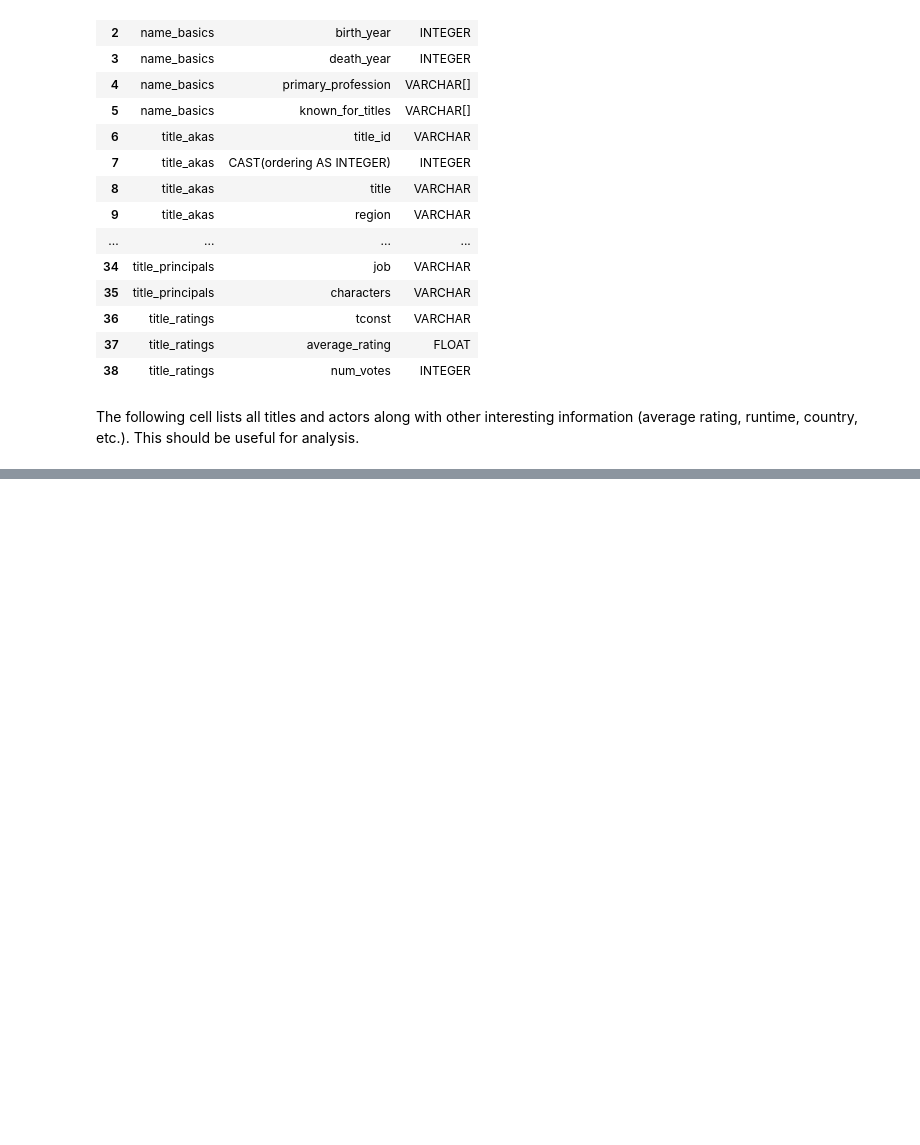
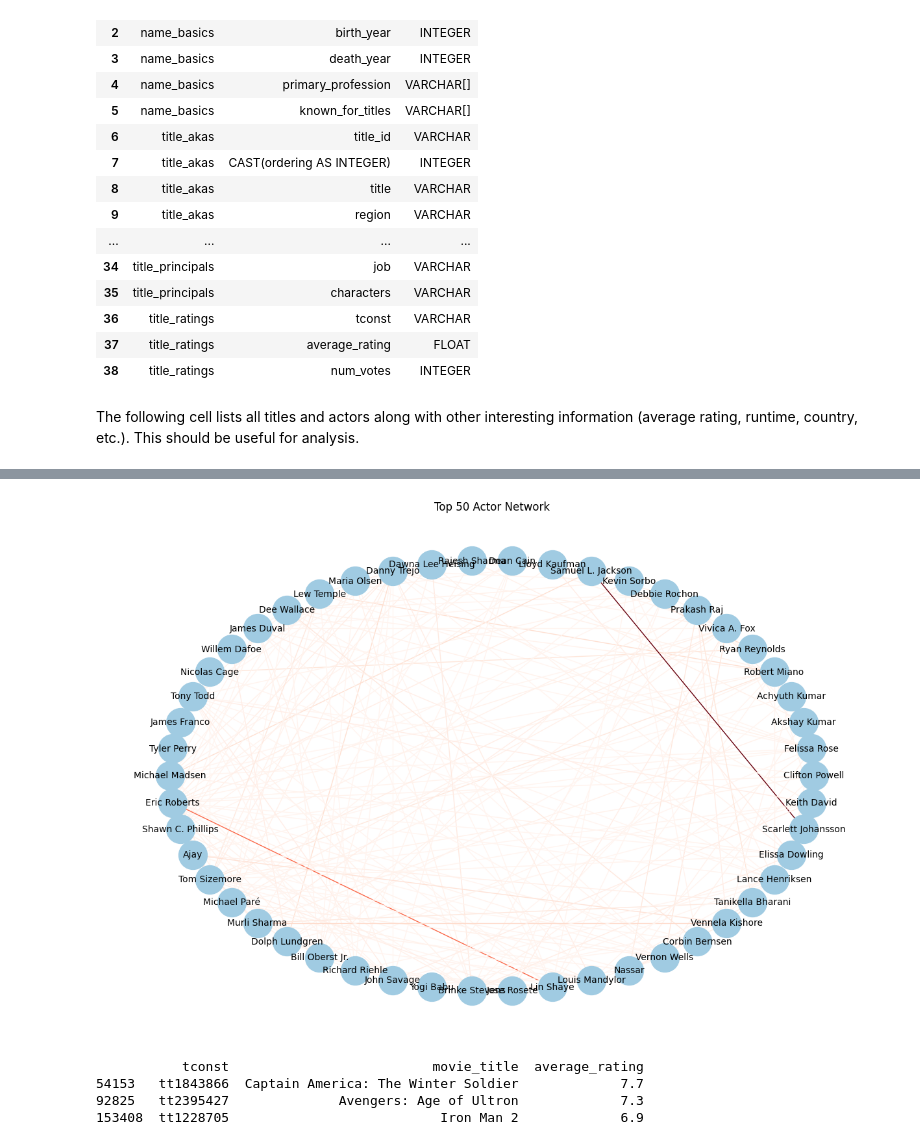
Before and after one commit to mrpae/imdb_network, a Jupyter notebook: analysis.ipynb, the cells around one changed output, grey strips where cells are left out. Drawn from its saved outputs; the diff is of its cells as text; code cells hidden in the pictures; blank space fills up the shorter version.

```diff
--- a/analysis.ipynb
+++ b/analysis.ipynb
@@ -100,0 +143,14 @@ display(df)
+# %%
+# PageRank as a measure of influence
+pagerank = nx.pagerank(G_collabs, weight='weight')
+nx.set_node_attributes(G_collabs, pagerank, name='pagerank')
+# %%
+import numpy as np
+
+# Convert to DataFrame for ranking
+centrality_df = pd.DataFrame.from_dict(pagerank, orient='index', columns=['pagerank'])
+centrality_df['tier'] = pd.qcut(centrality_df['pagerank'], q=4, labels=['D-list', 'C-list', 'B-list', 'A-list'])
+# Add actor names from the graph as a column
+centrality_df['name'] = centrality_df.index.map(lambda node: G_collabs.nodes[node]['name'])
+# Preview results
+centrality_df.sort_values('pagerank', ascending=False).head(10)
@@ -100,0 +169,47 @@ display(df)
+# %%
+import matplotlib.pyplot as plt
+
+top_actors = centrality_df.sort_values('pagerank', ascending=False).head(50).index
+H = G_collabs.subgraph(top_actors)
+
+plt.figure(figsize=(12, 8))
+#pos = nx.spring_layout(H, k=0.5, seed=42)
+#pos = nx.fruchterman_reingold_layout(H, seed=42)
+#pos = nx.random_layout(H, seed=42)
+pos = nx.circular_layout(H)
+edges,weights = zip(*nx.get_edge_attributes(H,'weight').items())
+# Vaja timmida visualiseerimist
+options = {
+    "node_color": "#A0CBE2",
+    "edge_color": weights,
+    "edgelist": edges,
+    #"width": weights,
+    "edge_cmap": plt.cm.Reds,
+    "with_labels": True,
+    "labels": {n: G_collabs.nodes[n]['name'] for n in H.nodes()},
+    "node_size": 1000,
+    "font_size": 10
+}
+nx.draw(H, pos, **options)
+plt.title("Top 50 Actor Network")
+plt.show()
+# %% [output]
+[figure, added]
+# %%
+def get_movies_by_actor_pair(actor1, actor2, df):
+    # Filter rows where both actors appear in the same movie
+    movies_together = df[df['actor_name'].isin([actor1, actor2])]
+    movies_together = movies_together.groupby('tconst').filter(lambda x: len(x['actor_name'].unique()) > 1)
+    return movies_together[['tconst', 'movie_title', 'average_rating']].drop_duplicates()
+
+# Example usage
+actor1 = "Samuel L. Jackson"
+actor2 = "Scarlett Johansson"
+# Get movies where both actors appeared together
+movies = get_movies_by_actor_pair(actor1, actor2, df)
+print(movies)
+# %% [output]
+           tconst                          movie_title  average_rating
+54153   tt1843866  Captain America: The Winter Soldier             7.7
+92825   tt2395427              Avengers: Age of Ultron             7.3
+153408  tt1228705                           Iron Man 2             6.9
```
Also changed, not shown: parts of 14 cells of this notebook.
